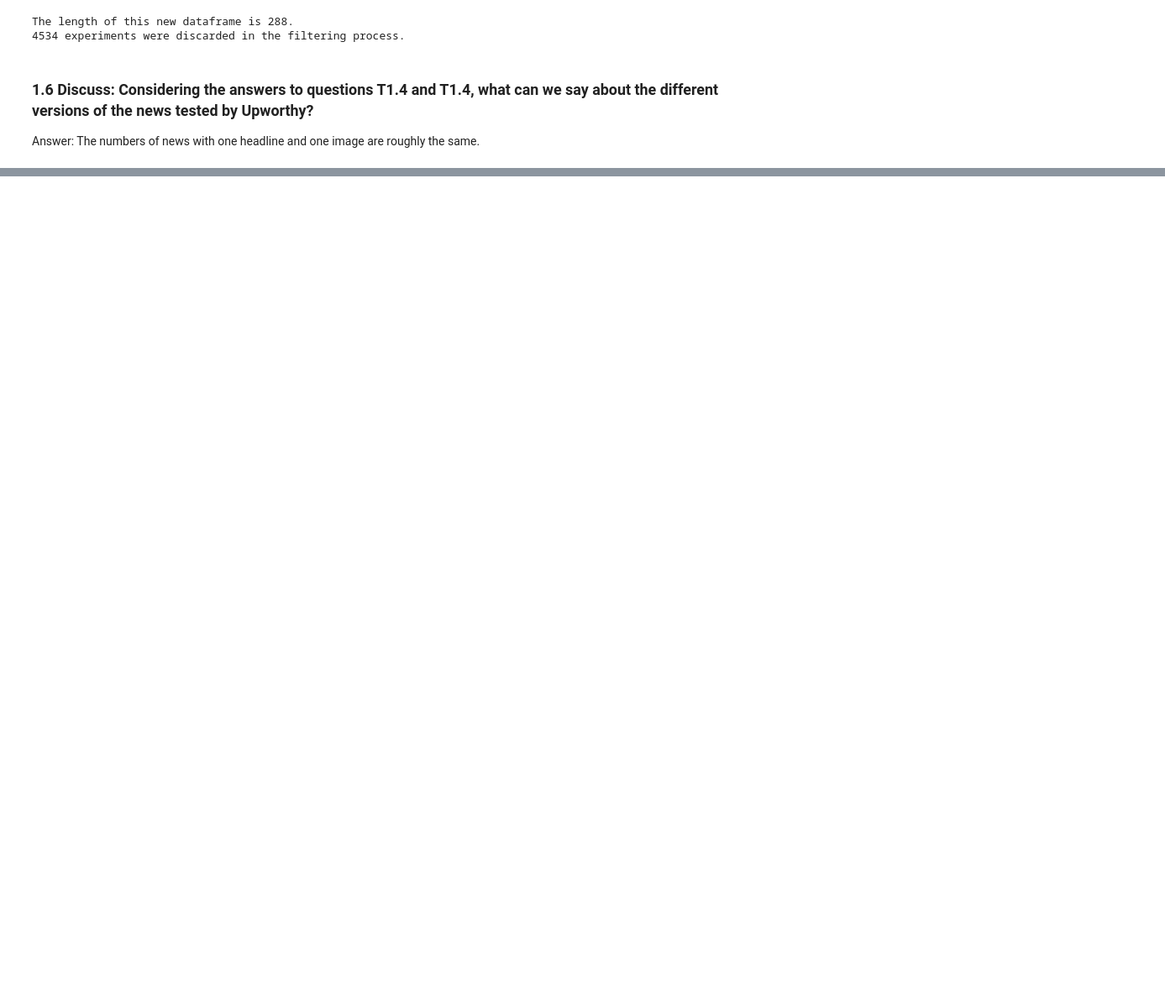
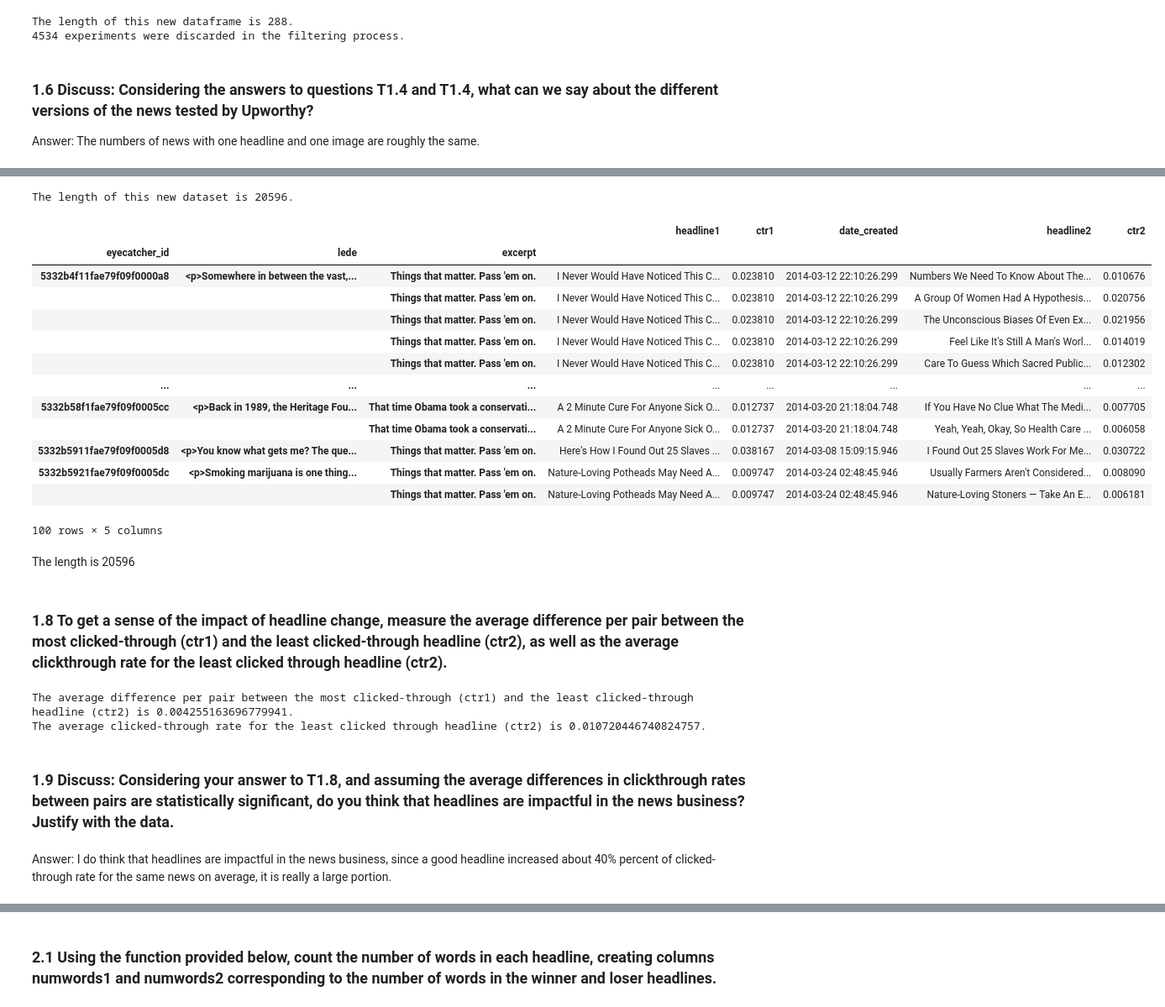
Before and after one commit to PeterYYZhang/2022, a Jupyter notebook: Homework/01 - Pandas Data Wrangling and Data Viz/hw1.ipynb, the cells around one changed output, grey strips where cells are left out. Shown at 84% size. Saved outputs shown, nothing was run; the diff lists cells and outputs as text; code cells hidden in the pictures; blank space fills up the shorter version.

```diff
--- a/Homework/01 - Pandas Data Wrangling and Data Viz/hw1.ipynb
+++ b/Homework/01 - Pandas Data Wrangling and Data Viz/hw1.ipynb
@@ -236,3 +247,69 @@ Answer: The numbers of news with one headline and one image are roughly the same
+# %%
+data_same_id_lede_diff_headline1 = data[['eyecatcher_id','lede','excerpt','headline','ctr','created_at']]
+data_same_id_lede_diff_headline1 = data_same_id_lede_diff_headline1.set_index(['eyecatcher_id','lede','excerpt']).sort_index()
+data_same_id_lede_diff_headline2 = data[['eyecatcher_id','lede','excerpt','headline','ctr','created_at']]
+data_same_id_lede_diff_headline2 = data_same_id_lede_diff_headline2.set_index(['eyecatcher_id','lede','excerpt',]).sort_index()
+data_same_id_lede_diff_headline1.rename(columns={'headline':'headline1', 'ctr':'ctr1','created_at':'date_created'}, inplace=True)
+data_same_id_lede_diff_headline2.rename(columns={'headline':'headline2', 'ctr':'ctr2','created_at':'date_created'}, inplace=True)
+# merge the two almost same dataframe to get the new dataset
+new_dataset = pd.merge(data_same_id_lede_diff_headline1, data_same_id_lede_diff_headline2, left_index=True, right_index=True)
+mask = new_dataset['headline1'] == new_dataset['headline2']
+# delete meaningless lines
+new_dataset = new_dataset[~mask]
+# since every pair will appear twice we will just delete the lines that ctr1 < ctr2
+mask2 = new_dataset['ctr2'] > new_dataset['ctr1']
+new_dataset = new_dataset[~mask2]
+# swap ctr1 and ctr2 with the correct order
+# id_ = 0
+# for idx, row in new_dataset.iterrows():
+#     smaller, greater = 0, 0
+#     smaller = min(row.ctr1, row.ctr2)
+#     greater = max(row.ctr1, row.ctr2)
+#     index = row.index
+#     r = row.copy()
+#     if row.ctr1 < row.ctr2:
+#         new_dataset[index]['ctr1'] = greater
+#         new_dataset[index]['ctr2'] = smaller
+#         g_head = r.headline2
+#         s_head = r.headline1
+#         new_dataset[index]['headline1'] = g_head
+#         new_dataset[index]['headline1'] = s_head
+new_dataset.drop_duplicates(inplace=True)
+new_dataset.rename(columns={'date_created_x': 'date_created'}, inplace=True)
+new_dataset = new_dataset.drop(columns='date_created_y', axis=1)
+print(f'The length of this new dataset is {len(new_dataset)}.')
+new_dataset.head(100)
+# %% [output]
+The length of this new dataset is 20596.
+|  |  |  | headline1 | ctr1 | date_created | headline2 | ctr2 |
+| eyecatcher_id | lede | excerpt |  |  |  |  |  |
+| 5332b4f11fae79f09f0000a8 | <p>Somewhere in between the vast,... | Things that matter. Pass 'em on. | I Never Would Have Noticed This C... | 0.023810 | 2014-03-12 22:10:26.299 | Numbers We Need To Know About The... | 0.010676 |
+|  |  | Things that matter. Pass 'em on. | I Never Would Have Noticed This C... | 0.023810 | 2014-03-12 22:10:26.299 | A Group Of Women Had A Hypothesis... | 0.020756 |
+|  |  | Things that matter. Pass 'em on. | I Never Would Have Noticed This C... | 0.023810 | 2014-03-12 22:10:26.299 | The Unconscious Biases Of Even Ex... | 0.021956 |
+|  |  | Things that matter. Pass 'em on. | I Never Would Have Noticed This C... | 0.023810 | 2014-03-12 22:10:26.299 | Feel Like It's Still A Man's Worl... | 0.014019 |
+|  |  | Things that matter. Pass 'em on. | I Never Would Have Noticed This C... | 0.023810 | 2014-03-12 22:10:26.299 | Care To Guess Which Sacred Public... | 0.012302 |
+| ... | ... | ... | ... | ... | ... | ... | ... |
+| 5332b58f1fae79f09f0005cc | <p>Back in 1989, the Heritage Fou... | That time Obama took a conservati... | A 2 Minute Cure For Anyone Sick O... | 0.012737 | 2014-03-20 21:18:04.748 | If You Have No Clue What The Medi... | 0.007705 |
+|  |  | That time Obama took a conservati... | A 2 Minute Cure For Anyone Sick O... | 0.012737 | 2014-03-20 21:18:04.748 | Yeah, Yeah, Okay, So Health Care ... | 0.006058 |
+| 5332b5911fae79f09f0005d8 | <p>You know what gets me? The que... | Things that matter. Pass 'em on. | Here's How I Found Out 25 Slaves ... | 0.038167 | 2014-03-08 15:09:15.946 | I Found Out 25 Slaves Work For Me... | 0.030722 |
+| 5332b5921fae79f09f0005dc | <p>Smoking marijuana is one thing... | Things that matter. Pass 'em on. | Nature-Loving Potheads May Need A... | 0.009747 | 2014-03-24 02:48:45.946 | Usually Farmers Aren't Considered... | 0.008090 |
+|  |  | Things that matter. Pass 'em on. | Nature-Loving Potheads May Need A... | 0.009747 | 2014-03-24 02:48:45.946 | Nature-Loving Stoners — Take An E... | 0.006181 |
+100 rows × 5 columns
+# %% [markdown]
+The length is 20596
+# %% [markdown]
+### 1.8 To get a sense of the impact of headline change, measure the average difference per pair between the most clicked-through (ctr1) and the least clicked-through headline (ctr2), as well as the average clickthrough rate for the least clicked through headline (ctr2).
+# %%
+avg_diff_per_pair = (new_dataset['ctr1'].values - new_dataset['ctr2'].values).mean()
+avg_ctr2 = new_dataset['ctr2'].values.mean()
+print(f'The average difference per pair between the most clicked-through (ctr1) and the least clicked-through headline (ctr2) is {avg_diff_per_pair}.\nThe average clicked-through rate for the least clicked through headline (ctr2) is {avg_ctr2}.')
+# %% [output]
+The average difference per pair between the most clicked-through (ctr1) and the least clicked-through headline (ctr2) is 0.004255163696779941.
+The average clicked-through rate for the least clicked through headline (ctr2) is 0.010720446740824757.
+# %% [markdown]
+### 1.9 Discuss: Considering your answer to T1.8, and assuming the average differences in clickthrough rates between pairs are statistically significant, do you think that headlines are impactful in the news business? Justify with the data.
+# %% [markdown]
+Answer: I do think that headlines are impactful in the news business, since a good headline increased about 40% percent of clicked-through rate for the same news on average, it is really a large portion.
 # %% [markdown]
 ## Task 2: Extracting signals from the data
 
@@ -259,6 +336,8 @@ Use the linked lists of words ([positive][1], [negative][2]) to obtain "positive
 **Comments**
 
 - For **T2.3**, beware of encodings!
+# %% [markdown]
+### 2.1 Using the function provided below, count the number of words in each headline, creating columns numwords1 and numwords2 corresponding to the number of words in the winner and loser headlines.
 # %%
 # 2.1 (provided code)
 def count_words_simple(x):
```
Also changed, not shown: parts of 7 cells of this notebook.
